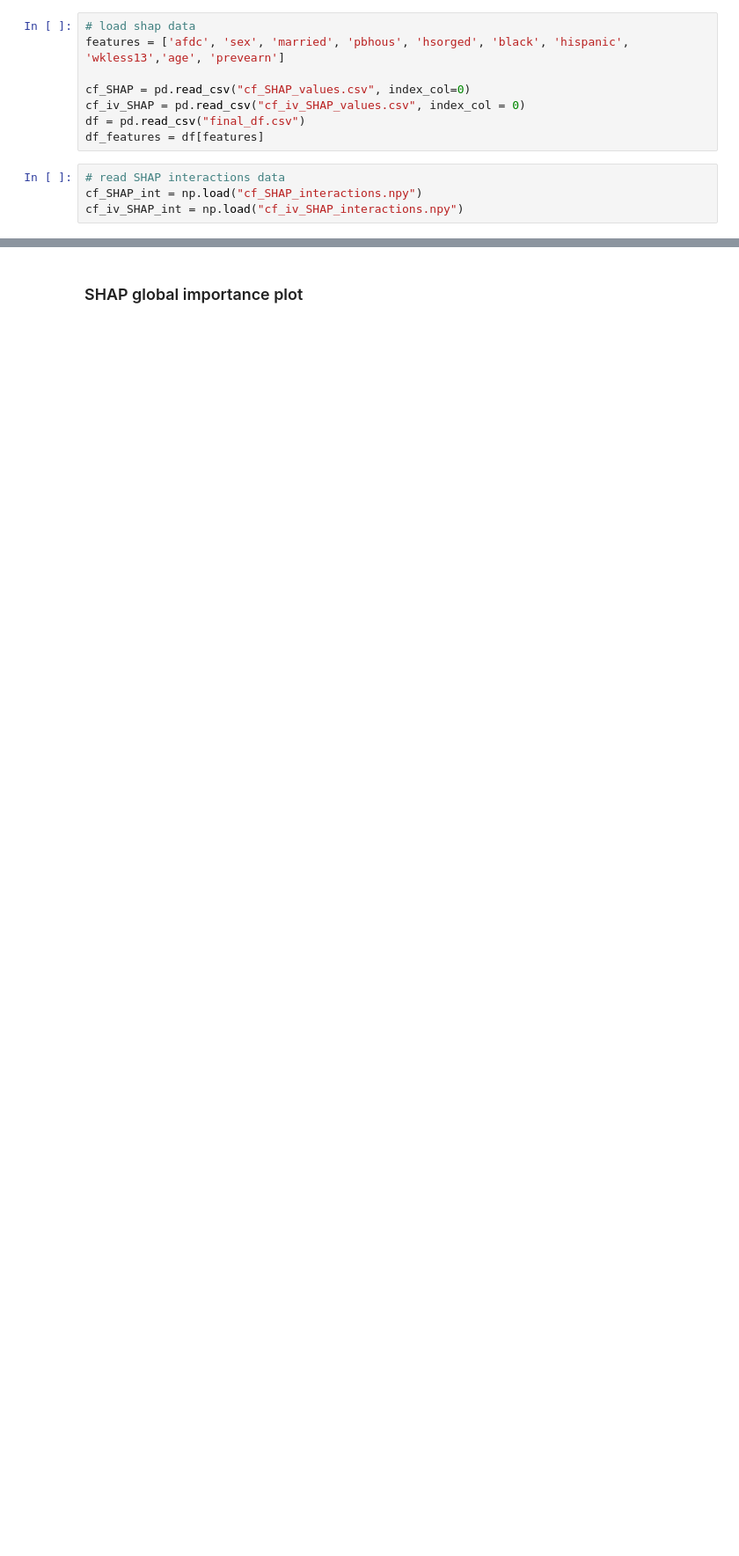
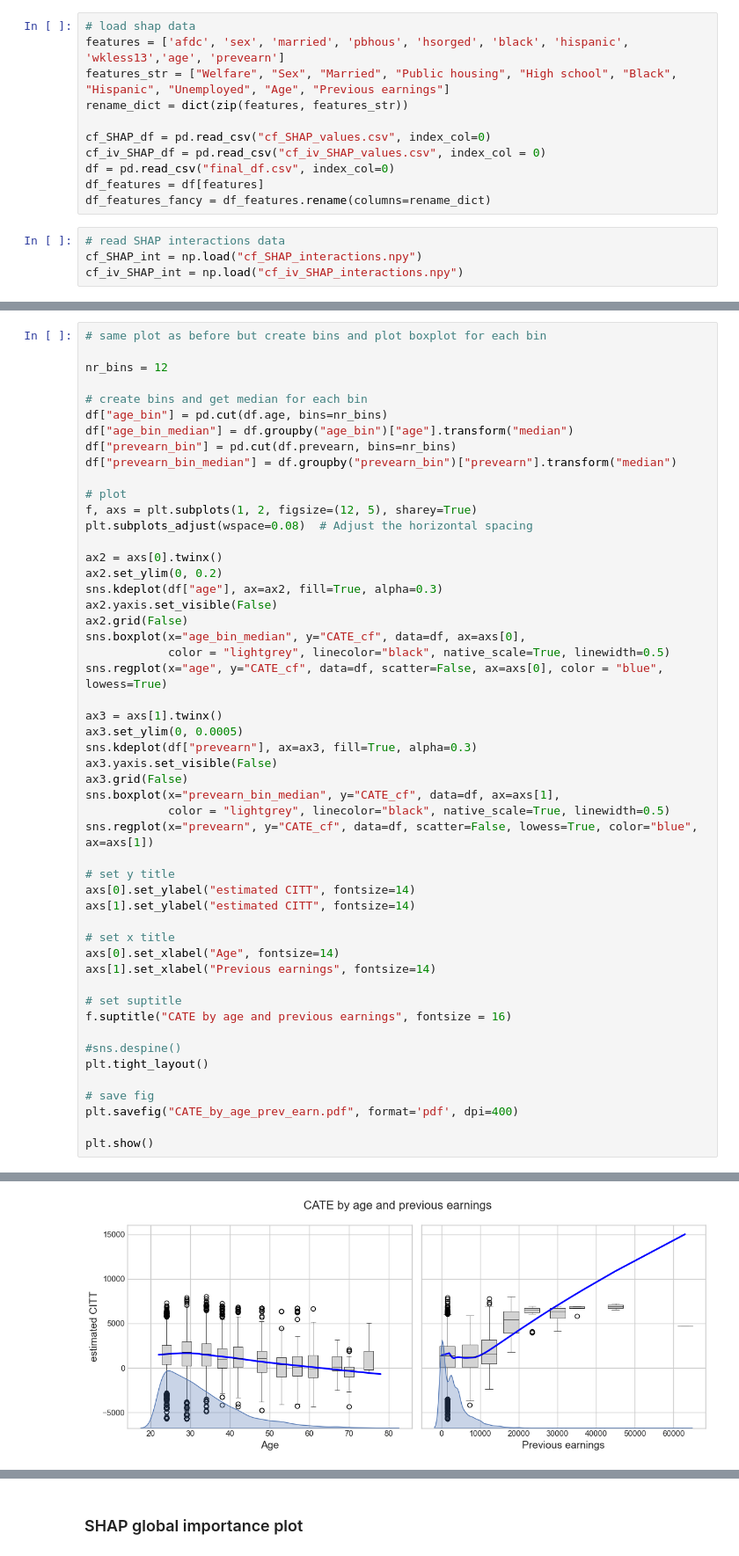
Before and after one commit to lasse-meixner/SHAP_in_econ, a Jupyter notebook: jtpa/pictures.ipynb, the cells around one changed output, grey strips where cells are left out. Shown at 88% size. Saved outputs shown, nothing was run; the diff lists cells and outputs as text; blank space fills up the shorter version.

```diff
--- a/jtpa/pictures.ipynb
+++ b/jtpa/pictures.ipynb
@@ -9,11 +17,14 @@ Pictures for SHAP.
 # %%
 # load shap data
 features = ['afdc', 'sex', 'married', 'pbhous', 'hsorged', 'black', 'hispanic', 'wkless13','age', 'prevearn']
+features_str = ["Welfare", "Sex", "Married", "Public housing", "High school", "Black", "Hispanic", "Unemployed", "Age", "Previous earnings"]
+rename_dict = dict(zip(features, features_str))
 
-cf_SHAP = pd.read_csv("cf_SHAP_values.csv", index_col=0)
-cf_iv_SHAP = pd.read_csv("cf_iv_SHAP_values.csv", index_col = 0)
-df = pd.read_csv("final_df.csv")
+cf_SHAP_df = pd.read_csv("cf_SHAP_values.csv", index_col=0)
+cf_iv_SHAP_df = pd.read_csv("cf_iv_SHAP_values.csv", index_col = 0)
+df = pd.read_csv("final_df.csv", index_col=0)
 df_features = df[features]
+df_features_fancy = df_features.rename(columns=rename_dict)
 # %%
 # read SHAP interactions data
 cf_SHAP_int = np.load("cf_SHAP_interactions.npy")
@@ -20,0 +39,52 @@ cf_iv_SHAP_int = np.load("cf_iv_SHAP_interactions.npy")
+# %%
+# same plot as before but create bins and plot boxplot for each bin
+
+nr_bins = 12
+
+# create bins and get median for each bin
+df["age_bin"] = pd.cut(df.age, bins=nr_bins)
+df["age_bin_median"] = df.groupby("age_bin")["age"].transform("median")
+df["prevearn_bin"] = pd.cut(df.prevearn, bins=nr_bins)
+df["prevearn_bin_median"] = df.groupby("prevearn_bin")["prevearn"].transform("median")
+
+# plot
+f, axs = plt.subplots(1, 2, figsize=(12, 5), sharey=True)
+plt.subplots_adjust(wspace=0.08)  # Adjust the horizontal spacing
+
+ax2 = axs[0].twinx()
+ax2.set_ylim(0, 0.2)
+sns.kdeplot(df["age"], ax=ax2, fill=True, alpha=0.3)
+ax2.yaxis.set_visible(False)
+ax2.grid(False)
+sns.boxplot(x="age_bin_median", y="CATE_cf", data=df, ax=axs[0],
+            color = "lightgrey", linecolor="black", native_scale=True, linewidth=0.5)
+sns.regplot(x="age", y="CATE_cf", data=df, scatter=False, ax=axs[0], color = "blue", lowess=True)
+
+ax3 = axs[1].twinx()
+ax3.set_ylim(0, 0.0005)
+sns.kdeplot(df["prevearn"], ax=ax3, fill=True, alpha=0.3)
+ax3.yaxis.set_visible(False)
+ax3.grid(False)
+sns.boxplot(x="prevearn_bin_median", y="CATE_cf", data=df, ax=axs[1],
+            color = "lightgrey", linecolor="black", native_scale=True, linewidth=0.5)
+sns.regplot(x="prevearn", y="CATE_cf", data=df, scatter=False, lowess=True, color="blue", ax=axs[1])
+
+# set y title
+axs[0].set_ylabel("estimated CITT", fontsize=14)
+axs[1].set_ylabel("estimated CITT", fontsize=14)
+
+# set x title
+axs[0].set_xlabel("Age", fontsize=14)
+axs[1].set_xlabel("Previous earnings", fontsize=14)
+
+# set suptitle
+f.suptitle("CATE by age and previous earnings", fontsize = 16)
+
+#sns.despine()
+plt.tight_layout()
+
+# save fig
+plt.savefig("CATE_by_age_prev_earn.pdf", format='pdf', dpi=400)
+
+plt.show()
+# %% [output]
@@ -20,0 +93 @@ cf_iv_SHAP_int = np.load("cf_iv_SHAP_interactions.npy")
+[figure, added]
```
Also changed, not shown: parts of 49 cells of this notebook, 4 other files.
